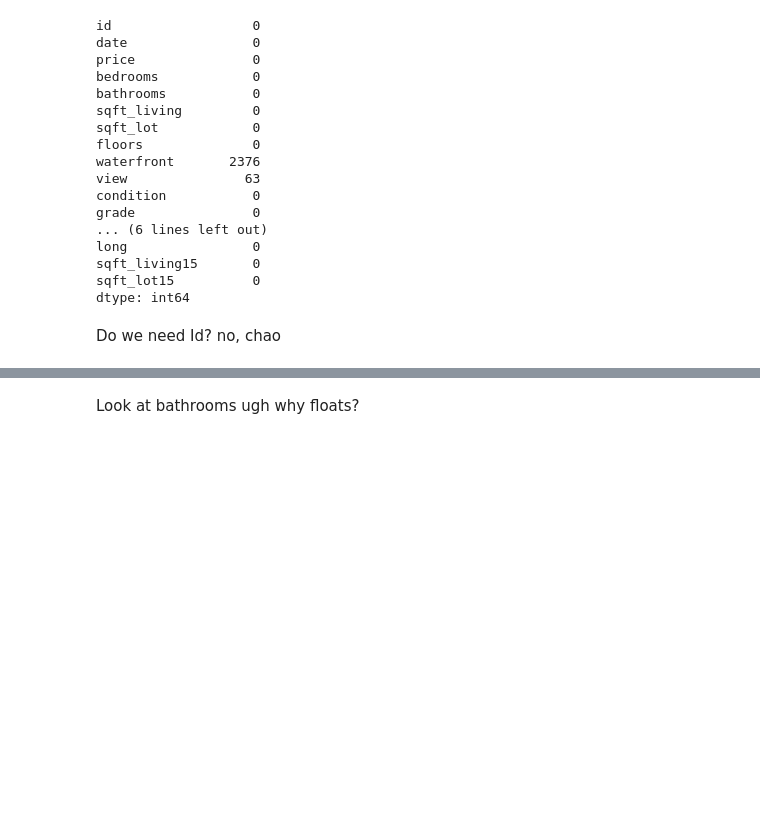
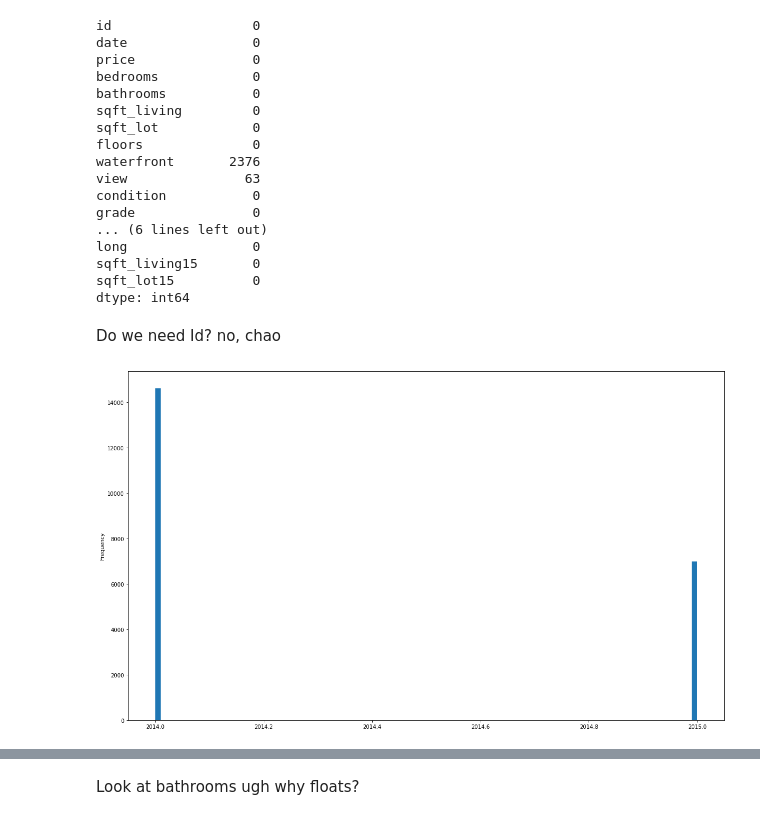
Before and after one commit to NicholasIndorf/KingCountyHousingSaleModel, a Jupyter notebook: notebooks/Mellissa/Mellissa.ipynb, the cells around one changed output, grey strips where cells are left out. Saved outputs shown, nothing was run; the diff lists cells and outputs as text; code cells hidden in the pictures; blank space fills up the shorter version.

```diff
--- a/notebooks/Mellissa/Mellissa.ipynb
+++ b/notebooks/Mellissa/Mellissa.ipynb
@@ -68 +75,5 @@ Do we need Id? no, chao
+# %%
+data['Year'].plot(kind='hist', figsize=(20, 12), bins=100);
+# %% [output]
+[figure, added]
 # %%
```
Also changed, not shown: parts of 20 cells of this notebook.
